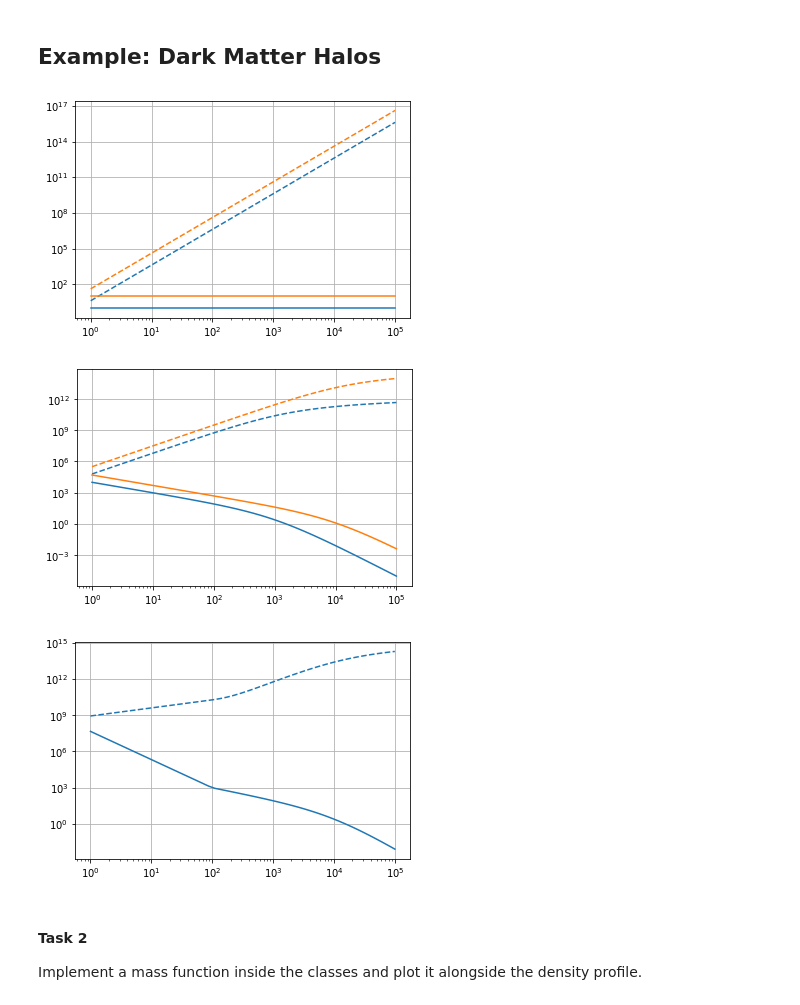
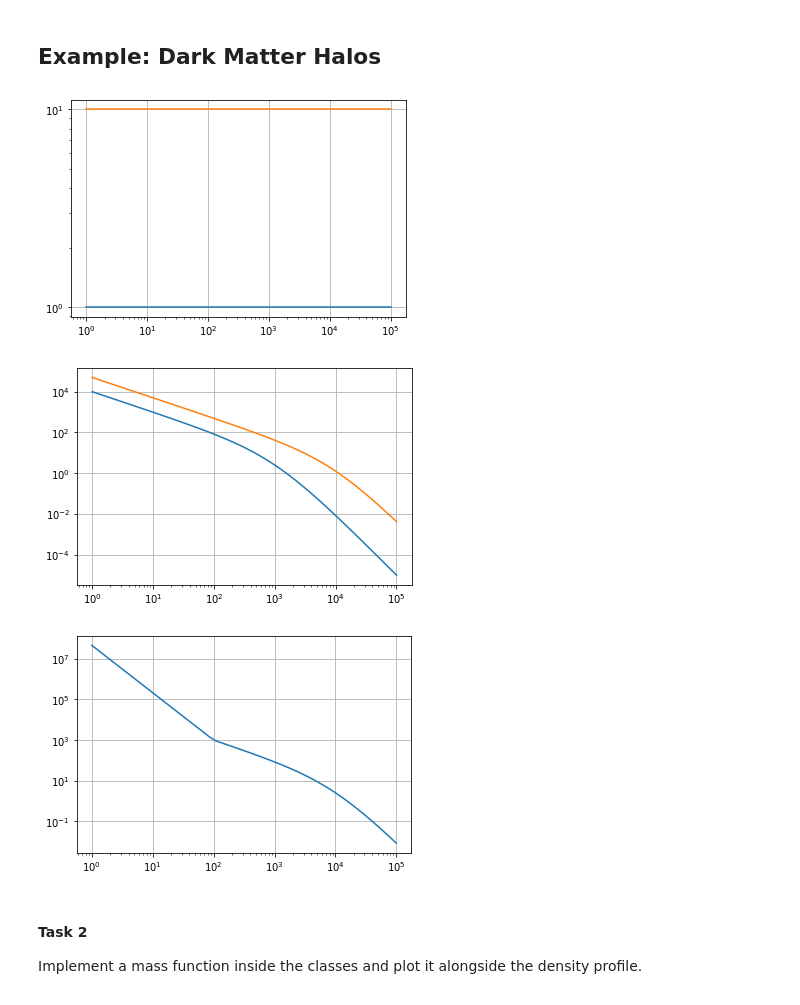
Before and after one commit to EXPLORE-for-students/python-tutorials, a Jupyter notebook: tutorial_classes/tut.ipynb, the cells around one changed output. Saved outputs shown, nothing was run; the diff lists cells and outputs as text; code cells hidden in the pictures.

```diff
--- a/tutorial_classes/tut.ipynb
+++ b/tutorial_classes/tut.ipynb
@@ -497,27 +461,22 @@ from scipy.integrate import quad
 # %%
 class DMHalo:
     def __init__(self, rho_0):
         self.rho_0 = rho_0
 
     def density(self, r):
         return self.rho_0 * np.ones(np.shape(r))
 
-    def mass(self, r):
-        integrand = lambda r: r**2 *self.density(r)
-        m_0 = quad(integrand, 0., r[0])[0]
-        subIntervals = [quad(integrand, r[i-1], r[i])[0] if i > 0 else m_0 for i in range(len(r))]
-        return 4.*np.pi*(np.cumsum(subIntervals))
 
 def plotHalo(halo):
     r = np.geomspace(1, 1e5)
     l = plt.loglog(r, halo.density(r))
-    plt.loglog(r, halo.mass(r), linestyle='--', color=l[0].get_c())
+    #plt.loglog(r, halo.mass(r), linestyle='--', color=l[0].get_c())
 
 plotHalo(DMHalo(1))
 plotHalo(DMHalo(10))
 plt.grid(); plt.show()
 # %% [output]
-[figure, old version]
+[figure, new version]
 # %%
 class NFW(DMHalo):
     def __init__(self, rho_0, r_s):
@@ -532,7 +491,7 @@ plotHalo(NFW(10, 1e3))
 plotHalo(NFW(5, 1e4))
 plt.grid(); plt.show()
 # %% [output]
-[figure, old version]
+[figure, new version]
 # %%
 class SpikedNFW(NFW):
     def __init__(self, rho_s, r_s, r_spike, alpha):
@@ -549,7 +508,7 @@ class SpikedNFW(NFW):
 plotHalo(SpikedNFW(10, 1e4, 1e2, 7./3.))
 plt.grid(); plt.show()
 # %% [output]
-[figure, old version]
+[figure, new version]
 # %% [markdown]
 #### Task 2
 Implement a mass function inside the classes and plot it alongside the density profile.
```
Also changed, not shown: parts of 4 cells of this notebook.
